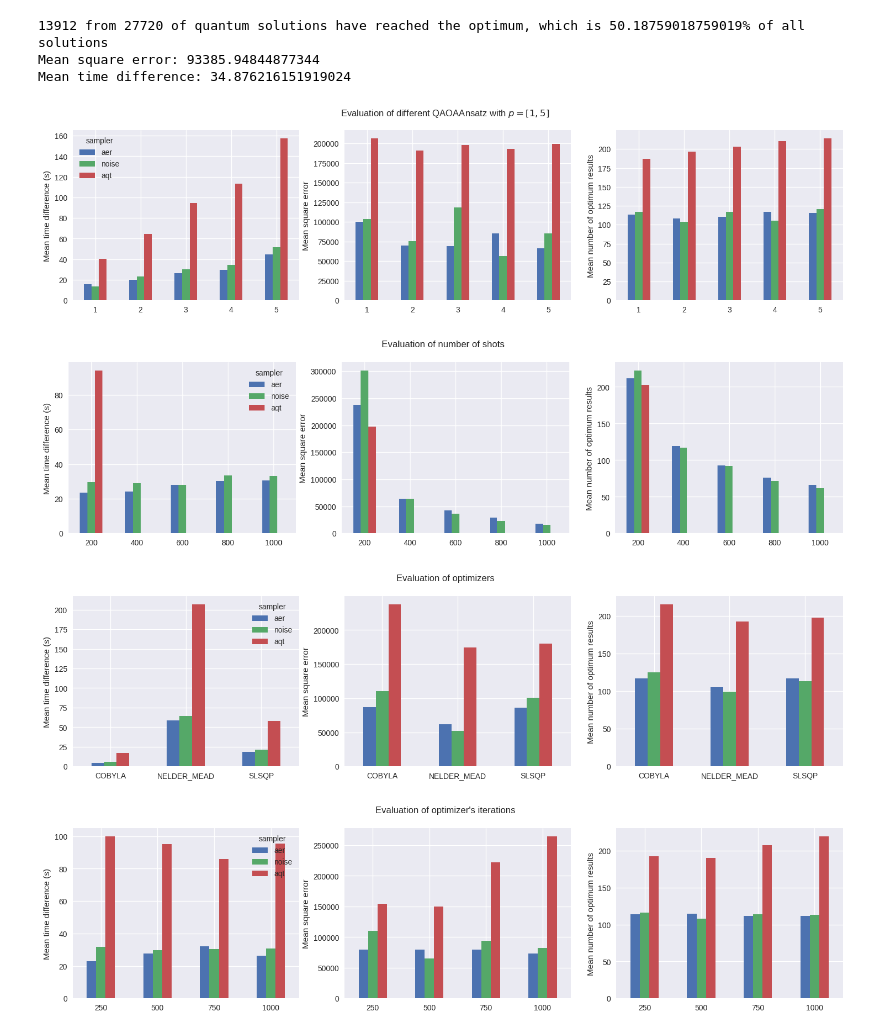
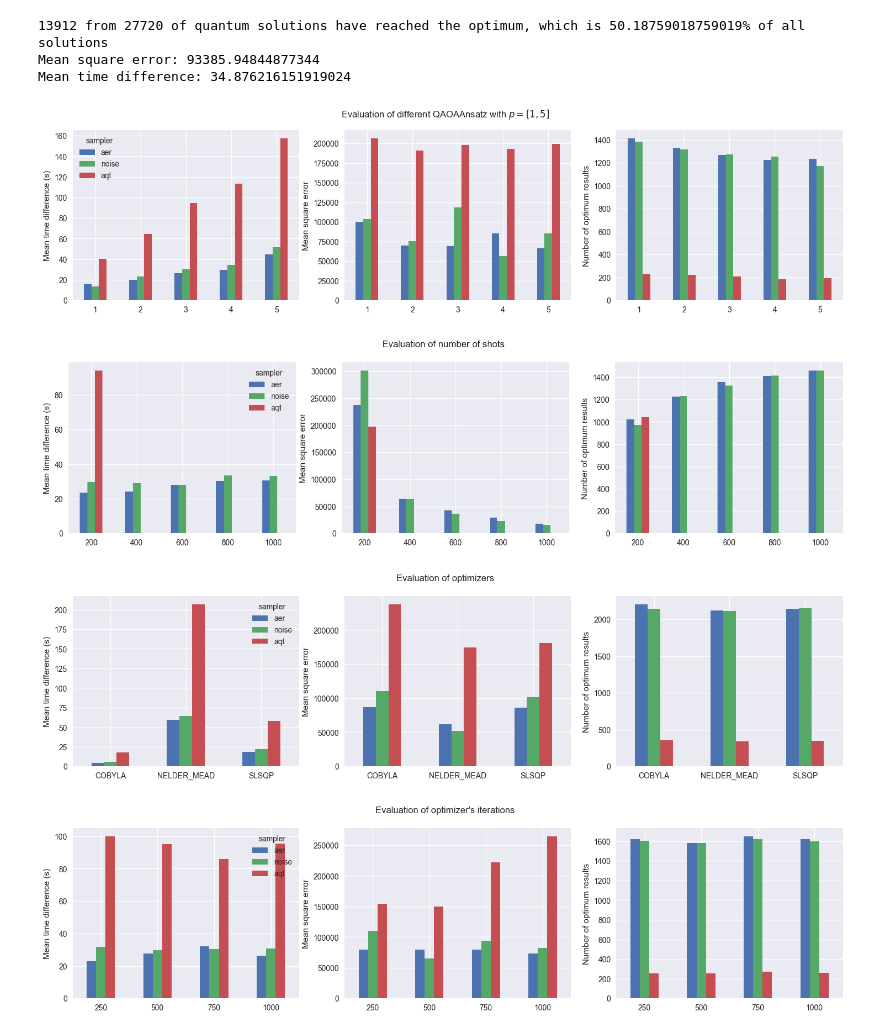
Before and after one commit to Yleisnero/hybrid-quantum-ass3, a Jupyter notebook: 3rd-assignment-hcqs.ipynb, the cells around one changed output. Cells and saved outputs as stored; diff of their text form; code cells hidden in the pictures.

```diff
--- a/3rd-assignment-hcqs.ipynb
+++ b/3rd-assignment-hcqs.ipynb
@@ -699,24 +563,24 @@ Mean time difference: 34.876216151919024
 # %%
 import pandas as pd
 import matplotlib.pyplot as plt
 plt.style.use('seaborn-v0_8')
 
 def plot(df, index, title, group="sampler"):
     fig, ax = plt.subplots(nrows=1, ncols=3)
     fig.suptitle(title)
     size = (18, 4)
     df.pivot_table(sort=False, values="time_difference", columns=[group], index=[index], aggfunc="mean").plot(kind="bar", rot=0, xlabel="", ylabel="Mean time difference (s)", ax=ax[0], figsize=size)
     df.pivot_table(sort=False, values="error", columns=[group], index=[index], aggfunc="mean").plot(kind="bar", rot=0, xlabel="", ylabel="Mean square error", ax=ax[1], figsize=size, legend=False)
-    df.pivot_table(sort=False, values="optimum", columns=[group], index=[index], aggfunc="mean").plot(kind="bar", rot=0, xlabel="", ylabel="Mean number of optimum results", ax=ax[2], figsize=size, legend=False)
+    df.pivot_table(sort=False, values="is_optimum", columns=[group], index=[index], aggfunc="sum").plot(kind="bar", rot=0, xlabel="", ylabel="Number of optimum results", ax=ax[2], figsize=size, legend=False)
 
 data = pd.read_csv('evaluation_data.csv')
 
 plot(data, "p", "Evaluation of different QAOAAnsatz with $p=[1,5]$")
 plot(data, "shots", "Evaluation of number of shots")
 plot(data, "optimizer", "Evaluation of optimizers")
 plot(data, "max_iter", "Evaluation of optimizer's iterations")
 # %% [output]
-[figure, old version]
+[figure, new version]
-[figure, old version]
+[figure, new version]
-[figure, old version]
+[figure, new version]
-[figure, old version]
+[figure, new version]
```
Also changed, not shown: parts of 28 cells of this notebook, 1 other file.
